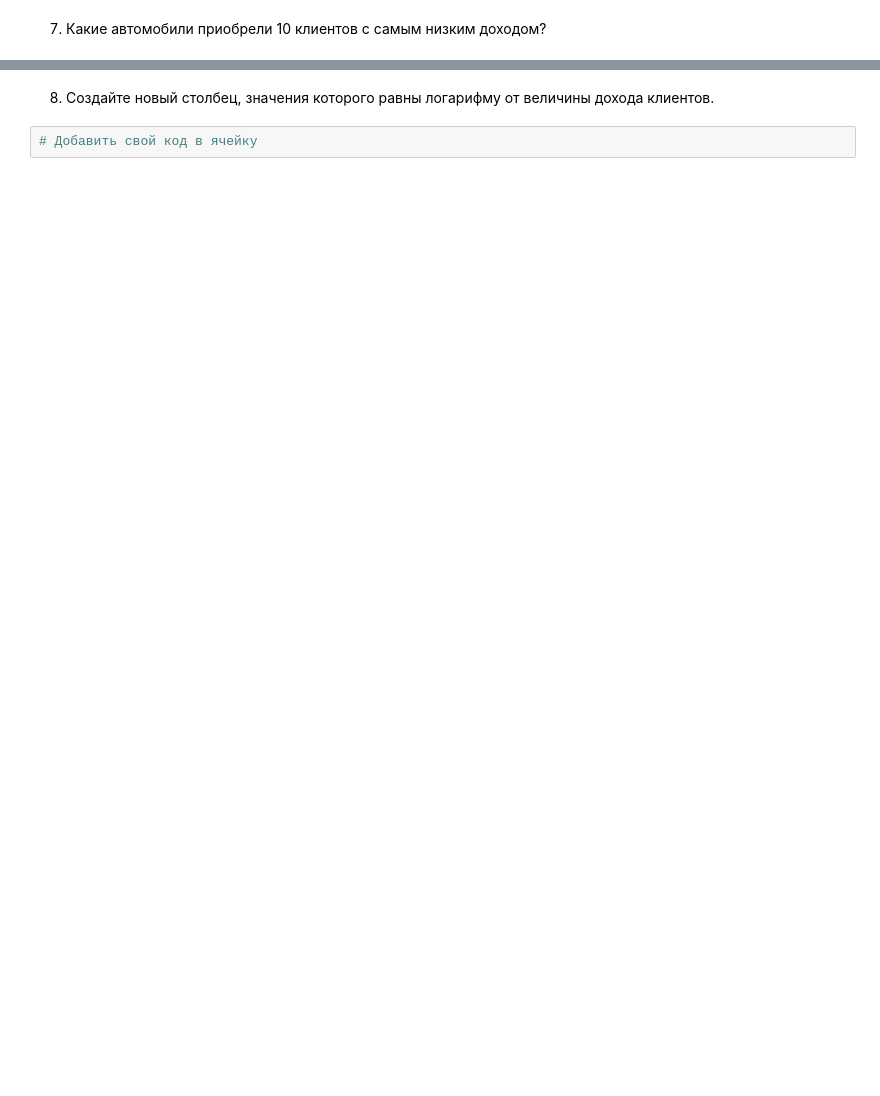
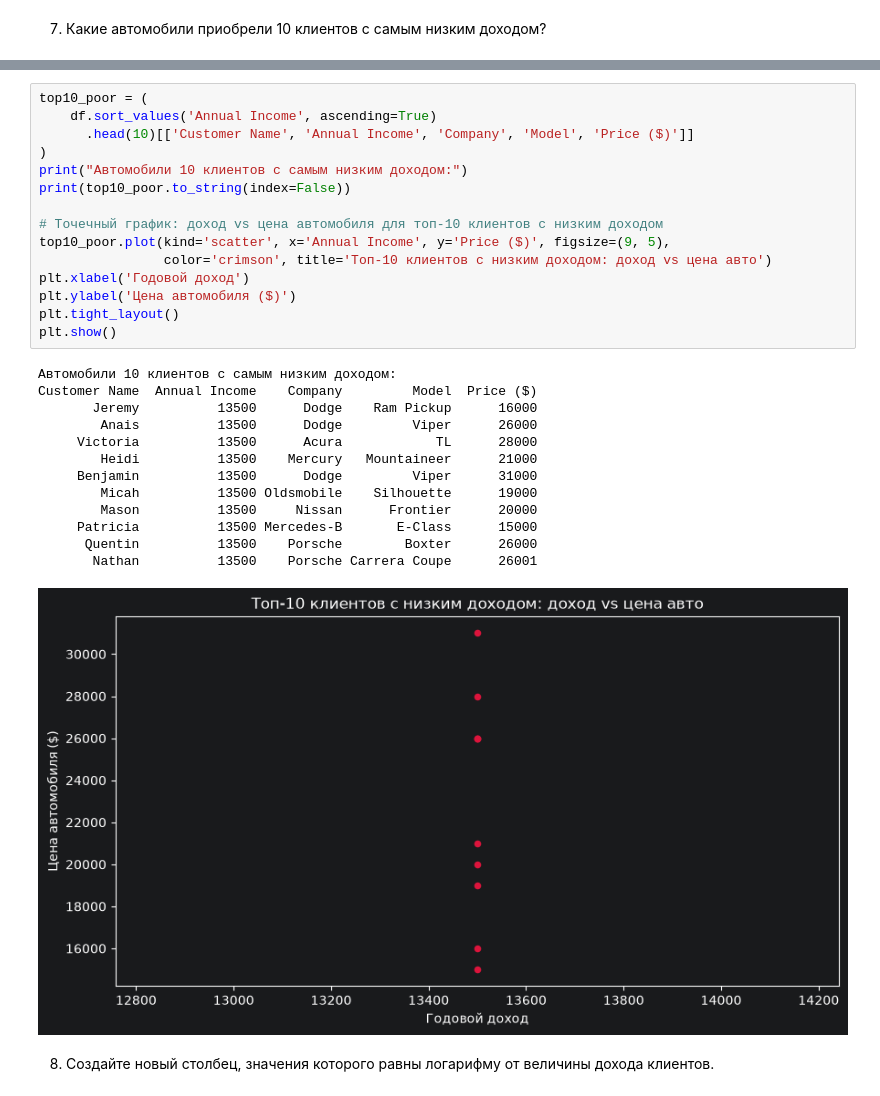
Before and after one commit to ArtyomI69/rps-new-tech, a Jupyter notebook: Practice1/Решение_задач_Инструменты_Python_для_обработки_данных_Pandas.ipynb, the cells around one changed output, grey strips where cells are left out. Cells and saved outputs as stored; diff of their text form; blank space fills up the shorter version.

```diff
--- a/Practice1/Решение_задач_Инструменты_Python_для_обработки_данных_Pandas.ipynb
+++ b/Practice1/Решение_задач_Инструменты_Python_для_обработки_данных_Pandas.ipynb
@@ -33,4 +174,31 @@
+# %%
+top10_poor = (
+    df.sort_values('Annual Income', ascending=True)
+      .head(10)[['Customer Name', 'Annual Income', 'Company', 'Model', 'Price ($)']]
+)
+print("Автомобили 10 клиентов с самым низким доходом:")
+print(top10_poor.to_string(index=False))
+
+# Точечный график: доход vs цена автомобиля для топ-10 клиентов с низким доходом
+top10_poor.plot(kind='scatter', x='Annual Income', y='Price ($)', figsize=(9, 5),
+                color='crimson', title='Топ-10 клиентов с низким доходом: доход vs цена авто')
+plt.xlabel('Годовой доход')
+plt.ylabel('Цена автомобиля ($)')
+plt.tight_layout()
+plt.show()
+# %% [output]
+Автомобили 10 клиентов с самым низким доходом:
+Customer Name  Annual Income    Company         Model  Price ($)
+       Jeremy          13500      Dodge    Ram Pickup      16000
+        Anais          13500      Dodge         Viper      26000
+     Victoria          13500      Acura            TL      28000
+        Heidi          13500    Mercury   Mountaineer      21000
+     Benjamin          13500      Dodge         Viper      31000
+        Micah          13500 Oldsmobile    Silhouette      19000
+        Mason          13500     Nissan      Frontier      20000
+     Patricia          13500 Mercedes-B       E-Class      15000
+      Quentin          13500    Porsche        Boxter      26000
+       Nathan          13500    Porsche Carrera Coupe      26001
+[figure, added]
 # %% [markdown]
 8. Создайте новый столбец, значения которого равны логарифму от величины дохода клиентов.
-# %%
-# Добавить свой код в ячейку
```
Also changed, not shown: parts of 16 cells of this notebook, 2 other files.
